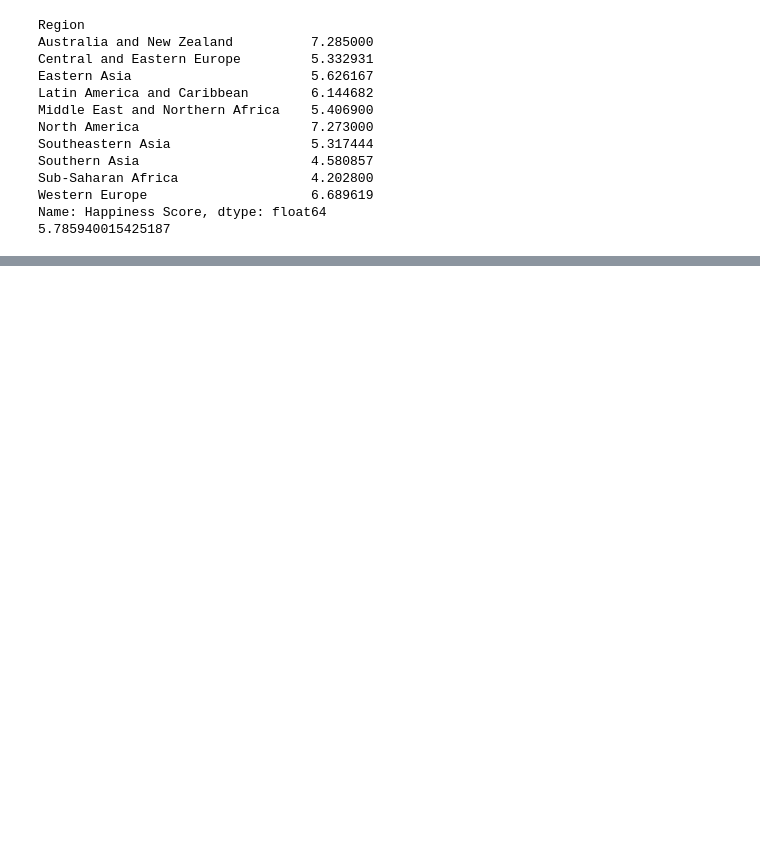
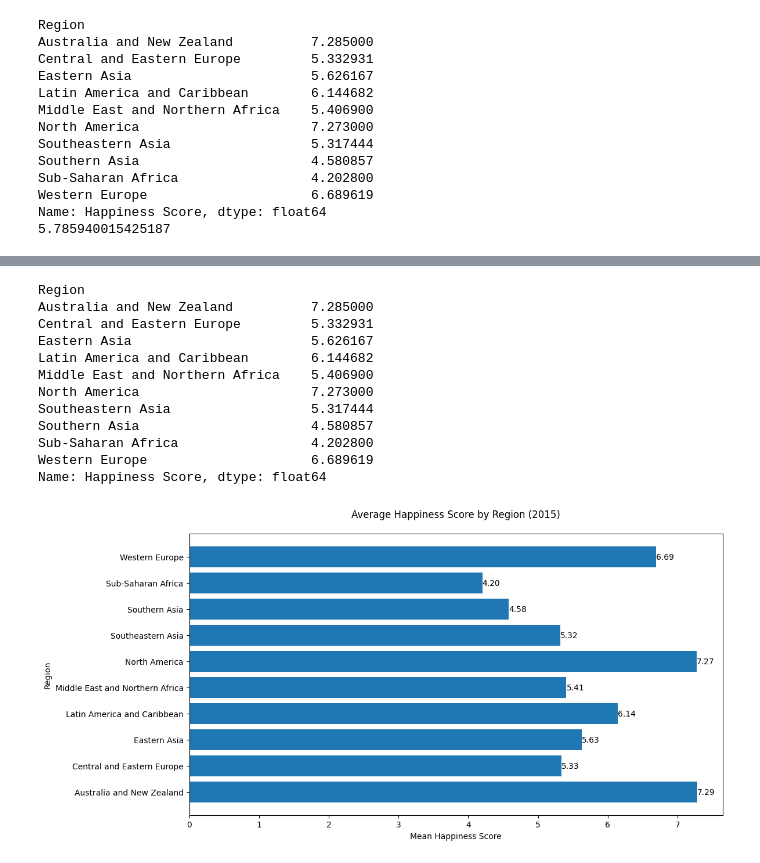
Before and after one commit to pilauria/worlds_happiness, a Jupyter notebook: notebooks/worlds_happiness.ipynb, the cells around one changed output, grey strips where cells are left out. Saved outputs shown, nothing was run; the diff lists cells and outputs as text; code cells hidden in the pictures; blank space fills up the shorter version.

```diff
--- a/notebooks/worlds_happiness.ipynb
+++ b/notebooks/worlds_happiness.ipynb
@@ -273,0 +308,31 @@ Name: Happiness Score, dtype: float64
+# %%
+happiness_means = df.groupby('Region')['Happiness Score'].mean()
+print(happiness_means)
+
+#create an orizontal bar plot of regional means
+plt.figure(figsize=(12, 6))
+bars = plt.barh(happiness_means.index, happiness_means.values)
+plt.title('Average Happiness Score by Region (2015)', pad=20)
+plt.xlabel('Mean Happiness Score')
+plt.ylabel('Region')
+for bar in bars:
+    width = bar.get_width()
+    plt.text(width, bar.get_y() + bar.get_height()/2,
+            f'{width:.2f}',
+            ha='left', va='center', fontsize=10)
+plt.tight_layout()
+plt.show()
+# %% [output]
+Region
+Australia and New Zealand          7.285000
+Central and Eastern Europe         5.332931
+Eastern Asia                       5.626167
+Latin America and Caribbean        6.144682
+Middle East and Northern Africa    5.406900
+North America                      7.273000
+Southeastern Asia                  5.317444
+Southern Asia                      4.580857
+Sub-Saharan Africa                 4.202800
+Western Europe                     6.689619
+Name: Happiness Score, dtype: float64
+[figure, added]
```
Also changed, not shown: parts of 5 cells of this notebook.
